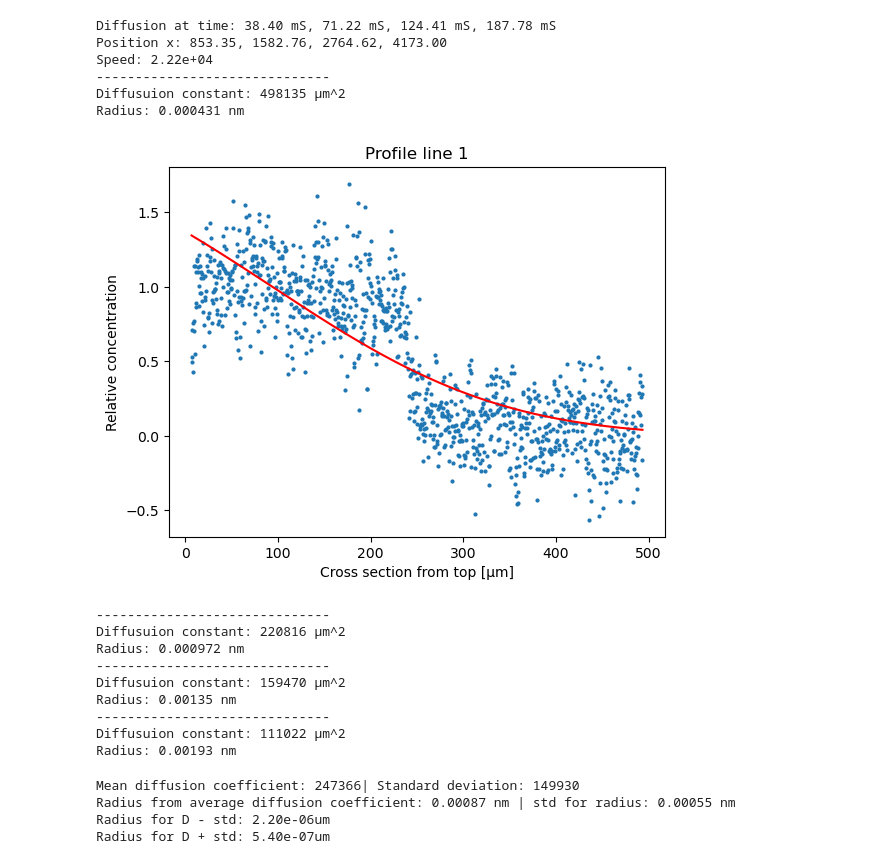
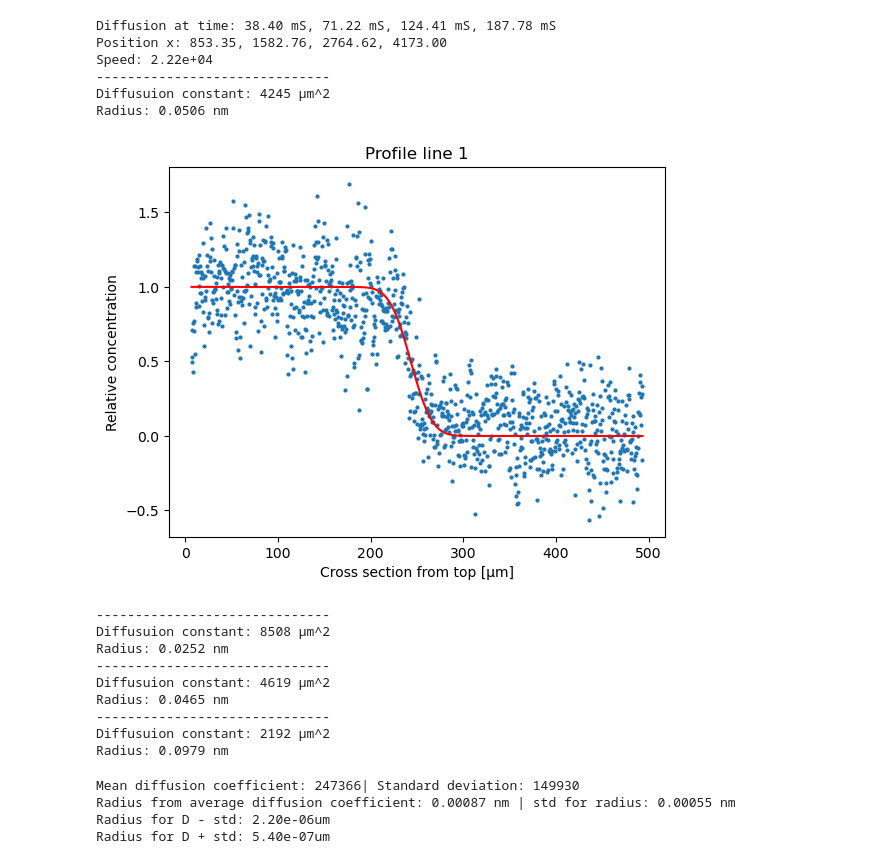
Before and after one commit to toham1999/Nano-Life-Science-TFY4335, a Jupyter notebook: Lab_Del_B/Lab_2.ipynb, the cells around one changed output. Saved outputs shown, nothing was run; the diff lists cells and outputs as text; code cells hidden in the pictures.

```diff
--- a/Lab_Del_B/Lab_2.ipynb
+++ b/Lab_Del_B/Lab_2.ipynb
@@ -64,49 +64,48 @@ def SE(D):
 I_list = [I_1,I_2,I_3,I_4]
 x_list = [x_1,x_2,x_3,x_4]
 t_list = [t_1,t_2,t_3,t_4]
 x_0_list = [0,0,0,0]
 D_list = [0,0,0,0]     #saved as mˆ2/s
 I_max = sum(I_list[0][1:100]) / len(I_list[0][1:100])   #Use the first line as reference for I_max
-I_max = 1
 do = False
 for i in range(4): # Line i data processing
     # Define Fick's law model for each diffusion time
-    c_0 = 1     #initial consentration???
-    ficks = lambda x, x_0, D: c_0 * (1 - erf((x - x_0)/ np.sqrt(4 * D * t_list[i])))
+    c_0_at_x0 = 0.5     #consentration at x_0
+    ficks = lambda x, x_0, D: c_0_at_x0 * (1 - erf((x - x_0)/ np.sqrt(4 * D * t_list[i])))
     A_new = [A(j,I_max) for j in I_list[i]]
 
-    popt, pcov = curve_fit(ficks, x_list[i], norm(A_new),p0=(100, 1000))
+    popt, pcov = curve_fit(ficks, x_list[i], norm(A_new),p0=(250, 500))
     x_0_list[i], D_list[i] = popt
     print(f'------------------------------')
     print(f'Diffusuion constant: {D_list[i]:.0f} \u03BCm^2')
     print(f'Radius: {SE(D_list[i])*1e3:.3} nm')
 
     if do == True:
         continue
     do = True
     plt.plot(x_list[i], ficks(x_list[i], *popt), 'r', label='fit: x_0=%500f, D=%500f' % tuple(popt))
     plt.scatter(x_list[i], norm(A_new), s=4)
     plt.xlabel('Cross section from top [\u03BCm]')
     plt.ylabel('Relative concentration')
     plt.title(f'Profile line {i+1}')
     plt.show()
 # %% [output]
 Diffusion at time: 38.40 mS, 71.22 mS, 124.41 mS, 187.78 mS
 Position x: 853.35, 1582.76, 2764.62, 4173.00
 Speed: 2.22e+04
 ------------------------------
-Diffusuion constant: 498135 μm^2
-Radius: 0.000431 nm
+Diffusuion constant: 4245 μm^2
+Radius: 0.0506 nm
-[figure, old version]
+[figure, new version]
 ------------------------------
-Diffusuion constant: 220816 μm^2
-Radius: 0.000972 nm
+Diffusuion constant: 8508 μm^2
+Radius: 0.0252 nm
 ------------------------------
-Diffusuion constant: 159470 μm^2
-Radius: 0.00135 nm
+Diffusuion constant: 4619 μm^2
+Radius: 0.0465 nm
 ------------------------------
-Diffusuion constant: 111022 μm^2
-Radius: 0.00193 nm
+Diffusuion constant: 2192 μm^2
+Radius: 0.0979 nm
 # %%
 # Calculate and display diffusion coefficients and hydrodynamic radii
 D_list =  np.array(D_list) # now umˆ2/s
```
